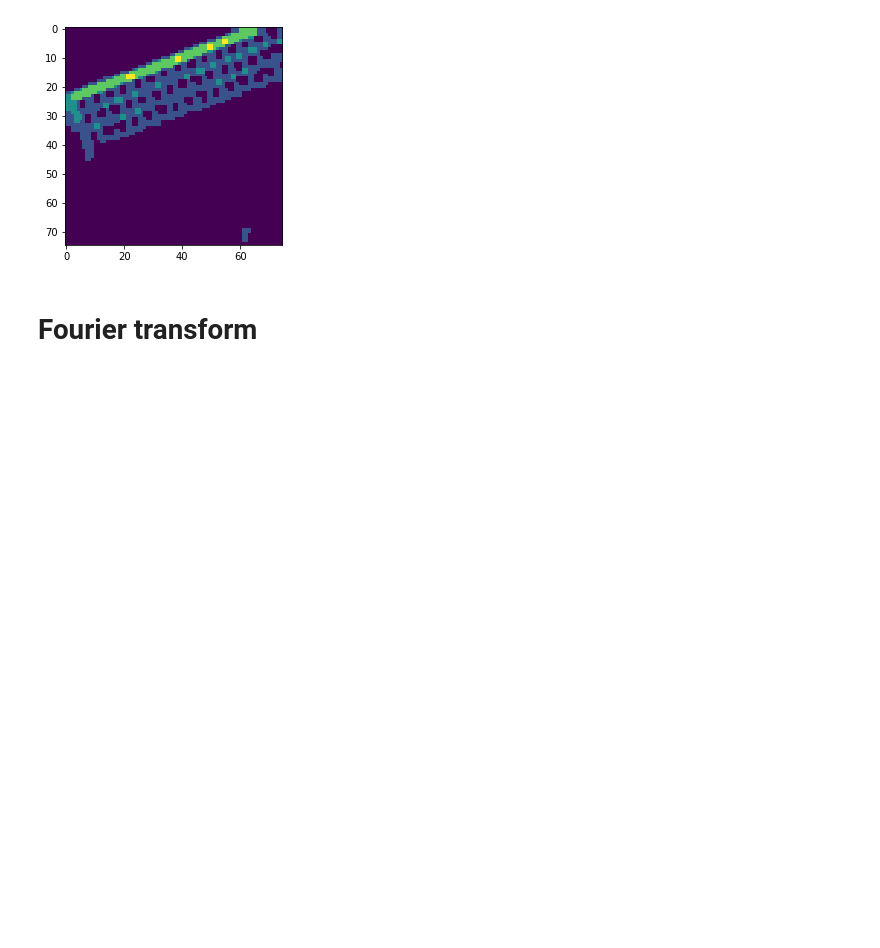
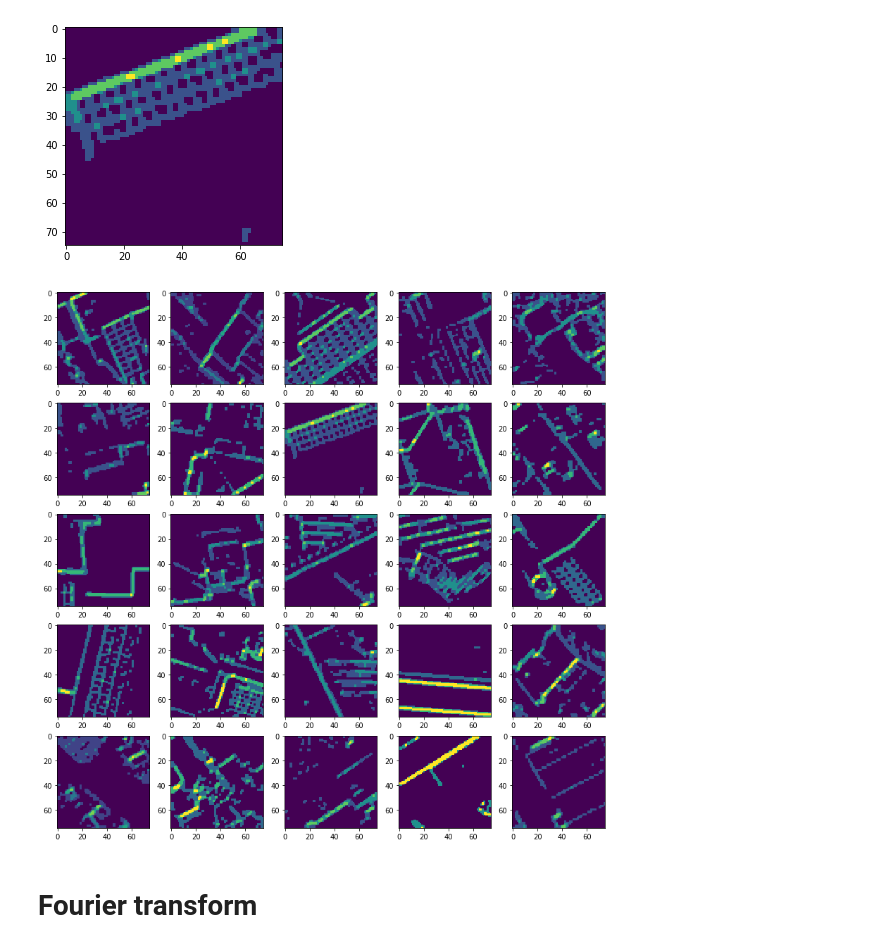
Before and after one commit to thinkpractice/DeepSolaris, a Jupyter notebook: OpenCV.ipynb, the cells around one changed output. Saved outputs shown, nothing was run; the diff lists cells and outputs as text; code cells hidden in the pictures; blank space fills up the shorter version.

```diff
--- a/OpenCV.ipynb
+++ b/OpenCV.ipynb
@@ -225,6 +225,19 @@ plt.imshow(sobel_img)
 # %% [output]
 <matplotlib.image.AxesImage at 0x...>
 [figure]
+# %%
+images = []
+for image in positives[:25]:
+    images.append(sobel_dilate_erode(image))
+
+_, ax = plt.subplots(5,5, figsize=(14,14))
+i = 0
+for r in range(5):
+    for c in range(5):
+        ax[r,c].imshow(images[i])
+        i += 1
+# %% [output]
+[figure, added]
 # %% [markdown]
 # Fourier transform
 # %%
```
Also changed, not shown: parts of 2 cells of this notebook.
